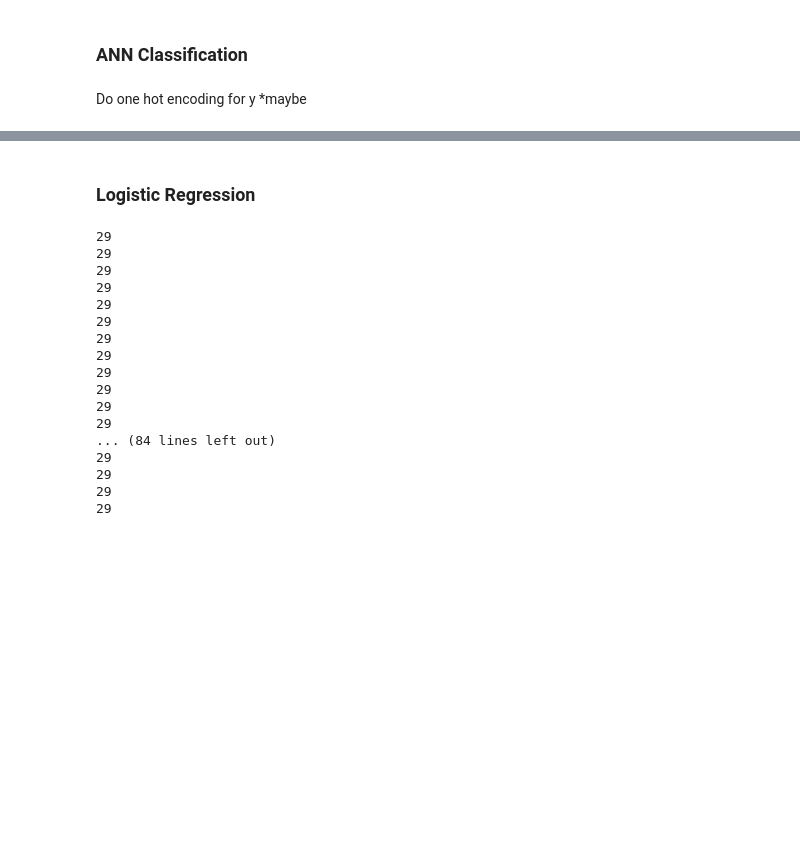
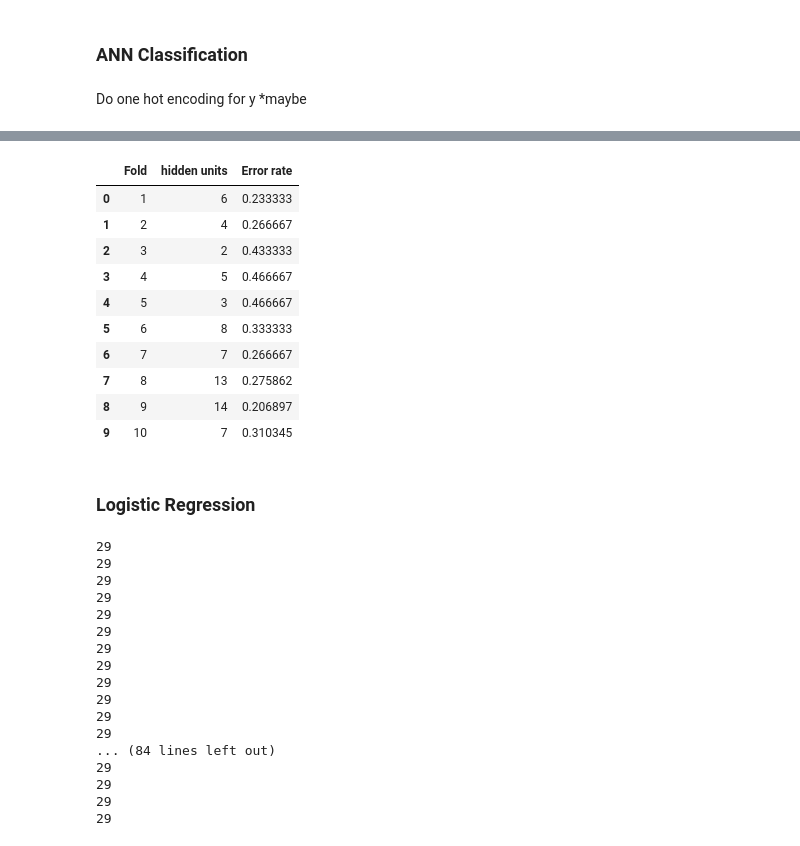
Before and after one commit to WizenPainter/DTU-02450, a Jupyter notebook: Assignment 1/project.ipynb, the cells around one changed output, grey strips where cells are left out. Drawn from its saved outputs; the diff is of its cells as text; code cells hidden in the pictures; blank space fills up the shorter version.

```diff
--- a/Assignment 1/project.ipynb
+++ b/Assignment 1/project.ipynb
@@ -1289,3 +1334,17 @@ Number of miss-classifications for ANN:
+# %%
+df.head(10)
+# %% [output]
+|  | Fold | hidden units | Error rate |
+| 0 | 1 | 6 | 0.233333 |
+| 1 | 2 | 4 | 0.266667 |
+| 2 | 3 | 2 | 0.433333 |
+| 3 | 4 | 5 | 0.466667 |
+| 4 | 5 | 3 | 0.466667 |
+| 5 | 6 | 8 | 0.333333 |
+| 6 | 7 | 7 | 0.266667 |
+| 7 | 8 | 13 | 0.275862 |
+| 8 | 9 | 14 | 0.206897 |
+| 9 | 10 | 7 | 0.310345 |
 # %% [markdown]
 ### Logistic Regression
 # %%
```
Also changed, not shown: parts of 9 cells of this notebook, 1 other file.
